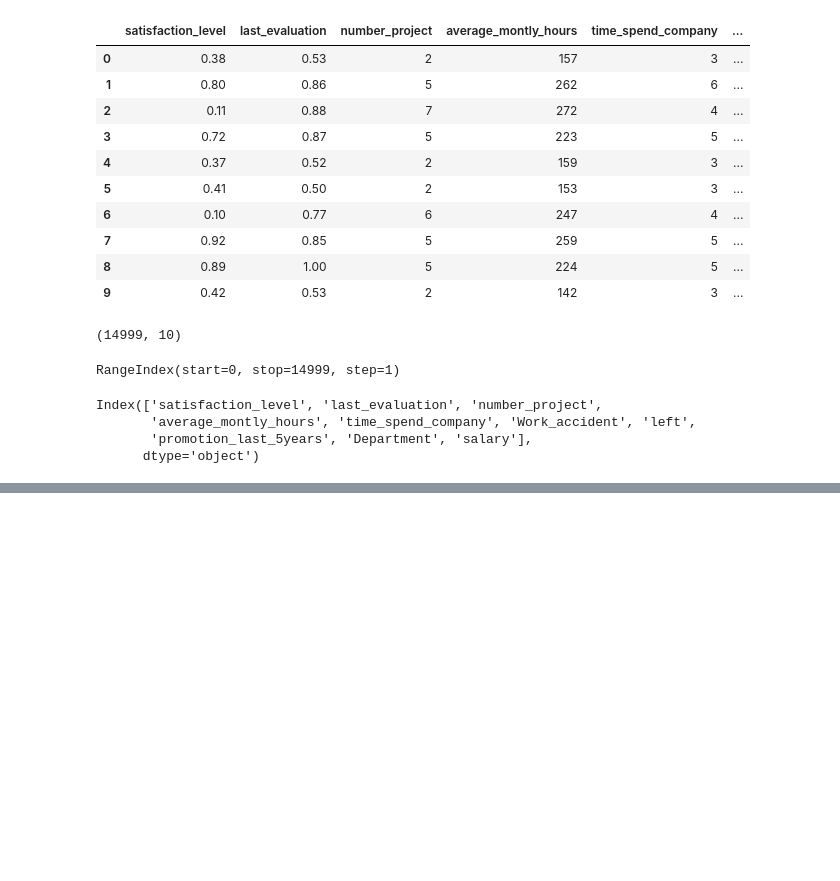
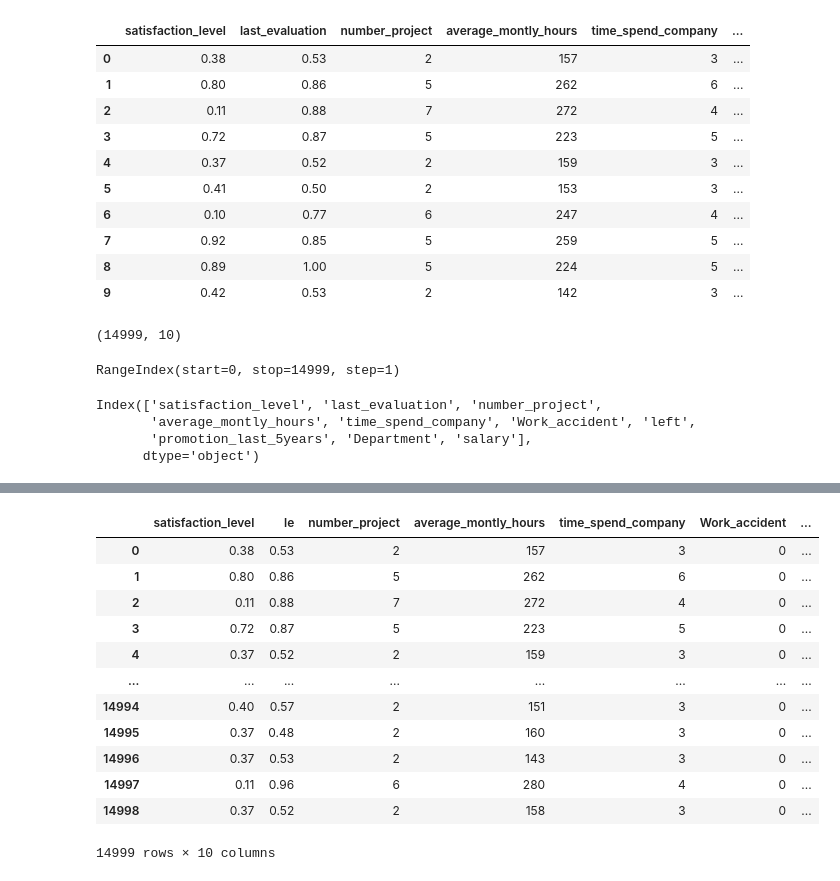
Before and after one commit to bhandariarun/KMC, a Jupyter notebook: week5/day_03/Data/Data.ipynb, the cells around one changed output, grey strips where cells are left out. Drawn from its saved outputs; the diff is of its cells as text; code cells hidden in the pictures; blank space fills up the shorter version.

```diff
--- a/week5/day_03/Data/Data.ipynb
+++ b/week5/day_03/Data/Data.ipynb
@@ -58,0 +71,18 @@ df.dtypes
+# %%
+df.rename(columns={
+    'last_evaluation':'le'
+})
+# %% [output]
+|  | satisfaction_level | le | number_project | average_montly_hours | time_spend_company | Work_accident | ... |
+| 0 | 0.38 | 0.53 | 2 | 157 | 3 | 0 | ... |
+| 1 | 0.80 | 0.86 | 5 | 262 | 6 | 0 | ... |
+| 2 | 0.11 | 0.88 | 7 | 272 | 4 | 0 | ... |
+| 3 | 0.72 | 0.87 | 5 | 223 | 5 | 0 | ... |
+| 4 | 0.37 | 0.52 | 2 | 159 | 3 | 0 | ... |
+| ... | ... | ... | ... | ... | ... | ... | ... |
+| 14994 | 0.40 | 0.57 | 2 | 151 | 3 | 0 | ... |
+| 14995 | 0.37 | 0.48 | 2 | 160 | 3 | 0 | ... |
+| 14996 | 0.37 | 0.53 | 2 | 143 | 3 | 0 | ... |
+| 14997 | 0.11 | 0.96 | 6 | 280 | 4 | 0 | ... |
+| 14998 | 0.37 | 0.52 | 2 | 158 | 3 | 0 | ... |
+14999 rows × 10 columns
```
Also changed, not shown: parts of 45 cells of this notebook.
